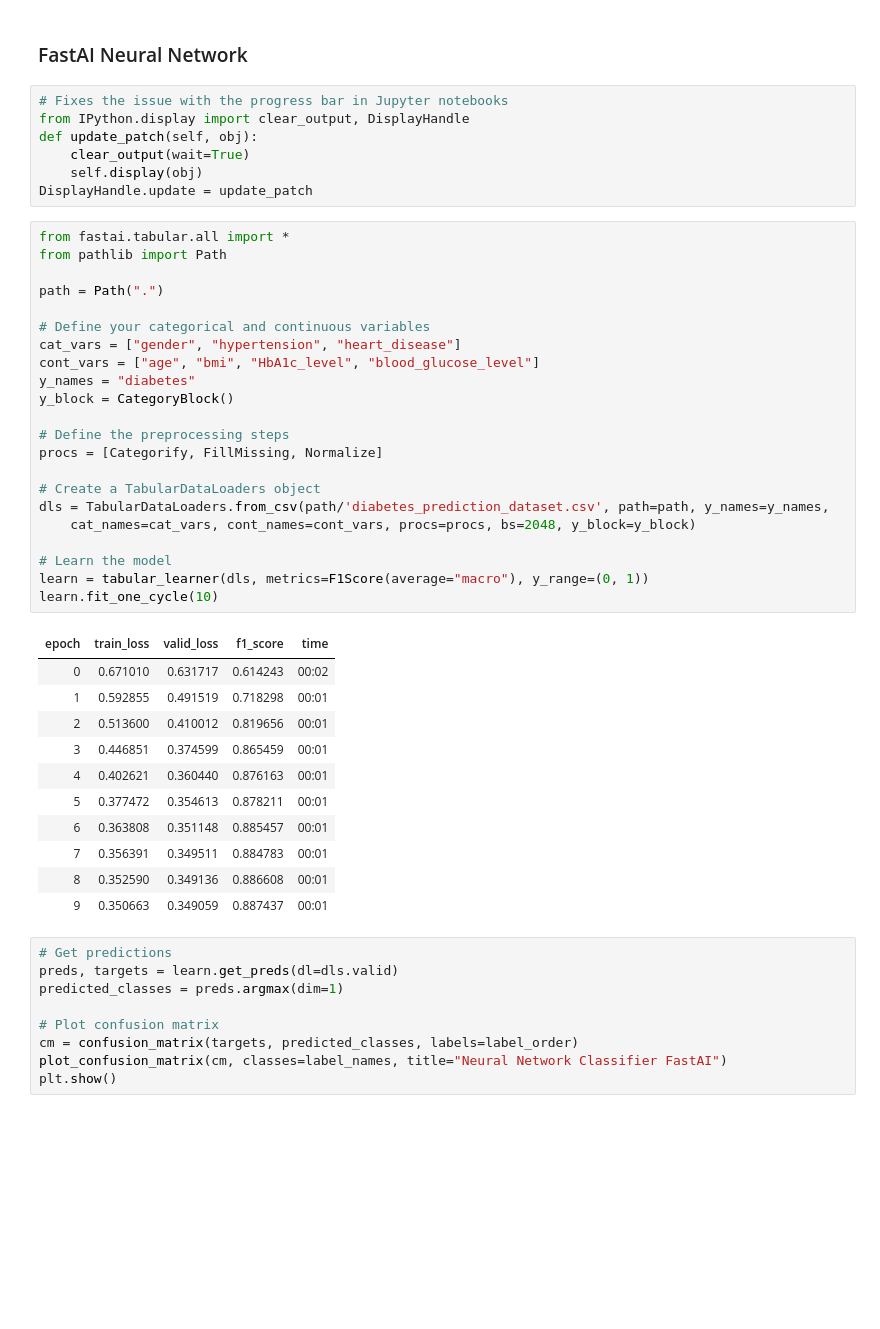
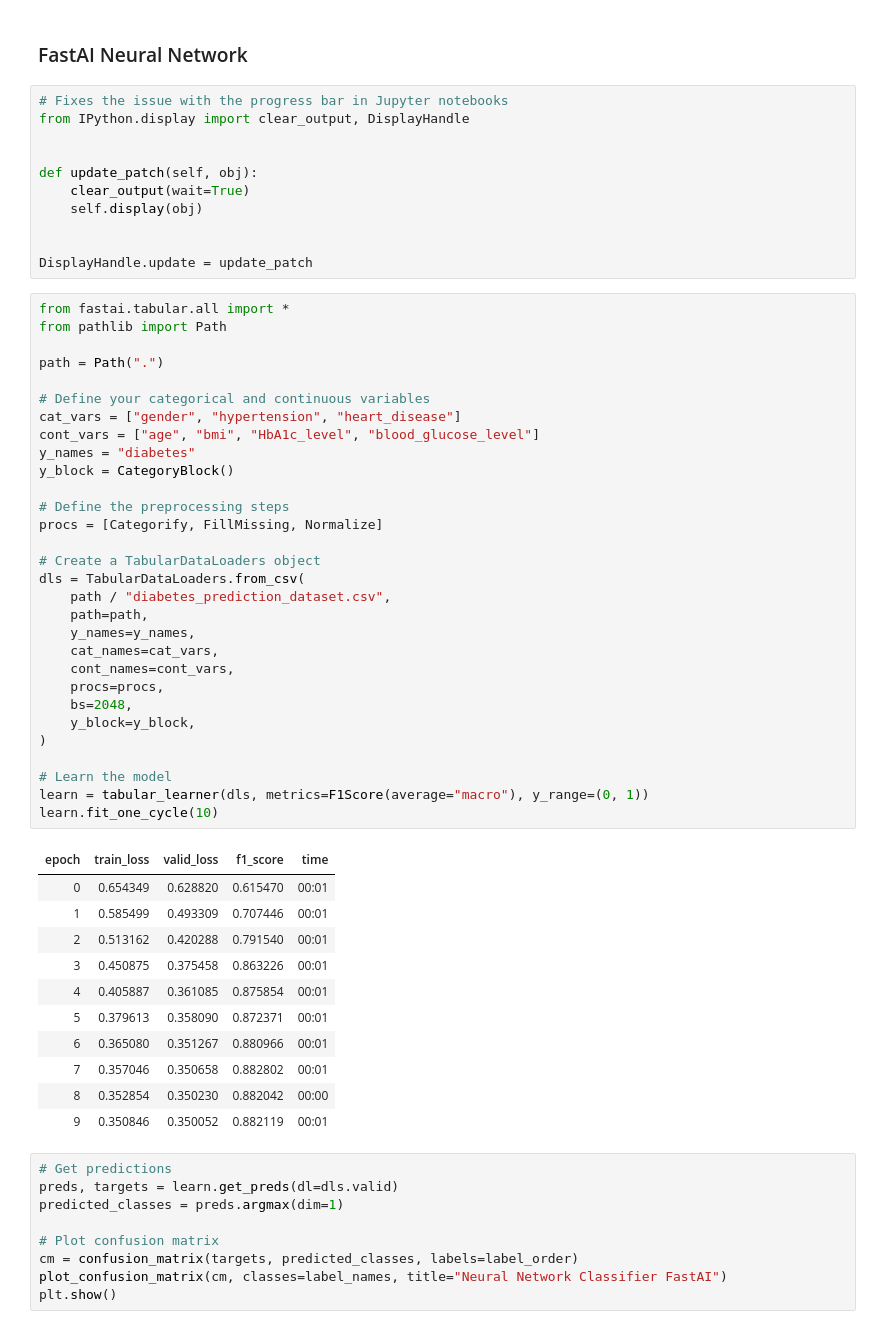
Before and after one commit to jjakubassa/Data-Mining-I-Project, a Jupyter notebook: baseline.ipynb, the cells around one changed output. Drawn from its saved outputs; the diff is of its cells as text; blank space fills up the shorter version.

```diff
--- a/baseline.ipynb
+++ b/baseline.ipynb
@@ -308,44 +485,56 @@ weighted avg       0.95      0.90      0.91     20000
 # %%
 # Fixes the issue with the progress bar in Jupyter notebooks
 from IPython.display import clear_output, DisplayHandle
+
+
 def update_patch(self, obj):
     clear_output(wait=True)
     self.display(obj)
+
+
 DisplayHandle.update = update_patch
 # %%
 from fastai.tabular.all import *
 from pathlib import Path
 
 path = Path(".")
 
 # Define your categorical and continuous variables
 cat_vars = ["gender", "hypertension", "heart_disease"]
 cont_vars = ["age", "bmi", "HbA1c_level", "blood_glucose_level"]
 y_names = "diabetes"
 y_block = CategoryBlock()
 
 # Define the preprocessing steps
 procs = [Categorify, FillMissing, Normalize]
 
 # Create a TabularDataLoaders object
-dls = TabularDataLoaders.from_csv(path/'diabetes_prediction_dataset.csv', path=path, y_names=y_names,
-    cat_names=cat_vars, cont_names=cont_vars, procs=procs, bs=2048, y_block=y_block)
+dls = TabularDataLoaders.from_csv(
+    path / "diabetes_prediction_dataset.csv",
+    path=path,
+    y_names=y_names,
+    cat_names=cat_vars,
+    cont_names=cont_vars,
+    procs=procs,
+    bs=2048,
+    y_block=y_block,
+)
 
 # Learn the model
 learn = tabular_learner(dls, metrics=F1Score(average="macro"), y_range=(0, 1))
 learn.fit_one_cycle(10)
 # %% [output]
 | epoch | train_loss | valid_loss | f1_score | time |
-| 0 | 0.671010 | 0.631717 | 0.614243 | 00:02 |
-| 1 | 0.592855 | 0.491519 | 0.718298 | 00:01 |
-| 2 | 0.513600 | 0.410012 | 0.819656 | 00:01 |
-| 3 | 0.446851 | 0.374599 | 0.865459 | 00:01 |
-| 4 | 0.402621 | 0.360440 | 0.876163 | 00:01 |
-| 5 | 0.377472 | 0.354613 | 0.878211 | 00:01 |
-| 6 | 0.363808 | 0.351148 | 0.885457 | 00:01 |
-| 7 | 0.356391 | 0.349511 | 0.884783 | 00:01 |
-| 8 | 0.352590 | 0.349136 | 0.886608 | 00:01 |
-| 9 | 0.350663 | 0.349059 | 0.887437 | 00:01 |
+| 0 | 0.654349 | 0.628820 | 0.615470 | 00:01 |
+| 1 | 0.585499 | 0.493309 | 0.707446 | 00:01 |
+| 2 | 0.513162 | 0.420288 | 0.791540 | 00:01 |
+| 3 | 0.450875 | 0.375458 | 0.863226 | 00:01 |
+| 4 | 0.405887 | 0.361085 | 0.875854 | 00:01 |
+| 5 | 0.379613 | 0.358090 | 0.872371 | 00:01 |
+| 6 | 0.365080 | 0.351267 | 0.880966 | 00:01 |
+| 7 | 0.357046 | 0.350658 | 0.882802 | 00:01 |
+| 8 | 0.352854 | 0.350230 | 0.882042 | 00:00 |
+| 9 | 0.350846 | 0.350052 | 0.882119 | 00:01 |
 # %%
 # Get predictions
 preds, targets = learn.get_preds(dl=dls.valid)
```
Also changed, not shown: parts of 100 cells of this notebook.
